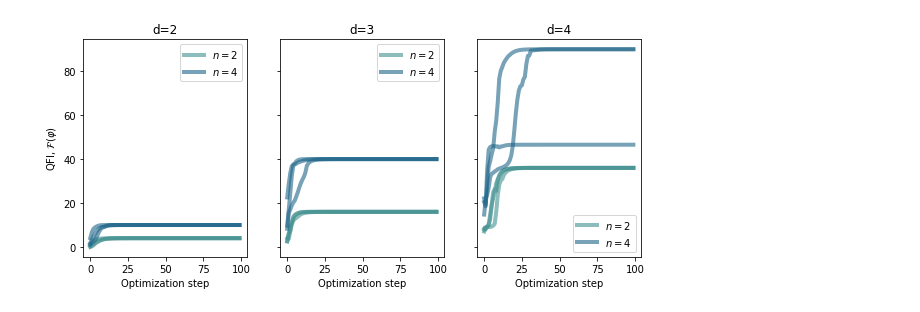
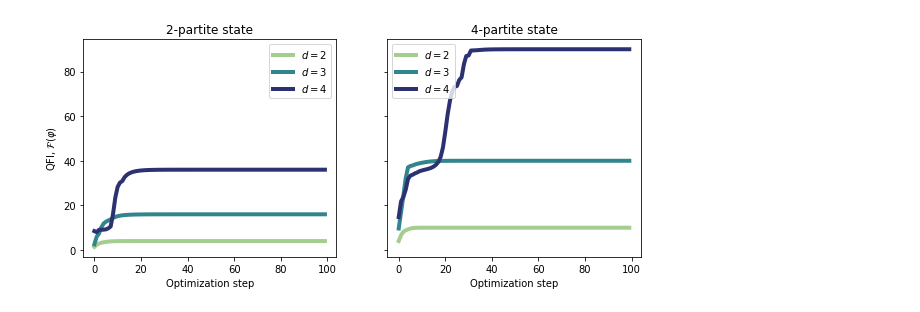
Before and after one commit to benjimaclellan/queso, a Jupyter notebook: experiments/qfi-analysis.ipynb, the cells around one changed output. Cells and saved outputs as stored; diff of their text form; code cells hidden in the pictures.

```diff
--- a/experiments/qfi-analysis.ipynb
+++ b/experiments/qfi-analysis.ipynb
@@ -31,17 +30,18 @@ df
 # %%
-fig, axs = plt.subplots(1, 3, figsize=[10, 4], sharey=True)
-colors = sns.color_palette("crest")
-for (i, d) in enumerate(df.d.unique()):
-    for n in df.n.unique():
+fig, axs = plt.subplots(1, 2, figsize=[10, 4], sharey=True)
+colors = lambda x: sns.color_palette("crest", as_cmap=True)((x-2)/(4-2))
+for i, n in enumerate(df.n.unique()):
+    for d in df.d.unique():
         dfi = df[(df.d == d) & (df.n == n)]
         # print(d, n, dfi)
-        for j, losses in enumerate(dfi.losses):
-            axs[i].plot(losses, label=f"$n={n}$" if j == 0 else None, **dict(color=colors[n], ls='-', lw=4, alpha=0.6, ))
+        # for j, losses in enumerate(dfi.losses):
+            # axs[i].plot(losses, label=f"$d={d}$" if j == 0 else None, **dict(color=colors[d], ls='-', lw=4, alpha=0.6, ))
+        axs[i].plot(dfi.losses.iloc[0], label=f"$d={d}$", **dict(color=colors(d), ls='-', lw=4, alpha=1.0, ))
     # axs[i].suptitle(f"d={d}")
     axs[i].legend()
-    axs[i].set(xlabel="Optimization step", title=f"d={d}")
+    axs[i].set(xlabel="Optimization step", title=f"{n}-partite state")
     axs[0].set(ylabel=r'QFI, $\mathcal{F}(\varphi)$')
 plt.show()
 # %% [output]
-[figure, old version]
+[figure, new version]
 # %%
```
Also changed, not shown: parts of 8 cells of this notebook, 3 other files.
